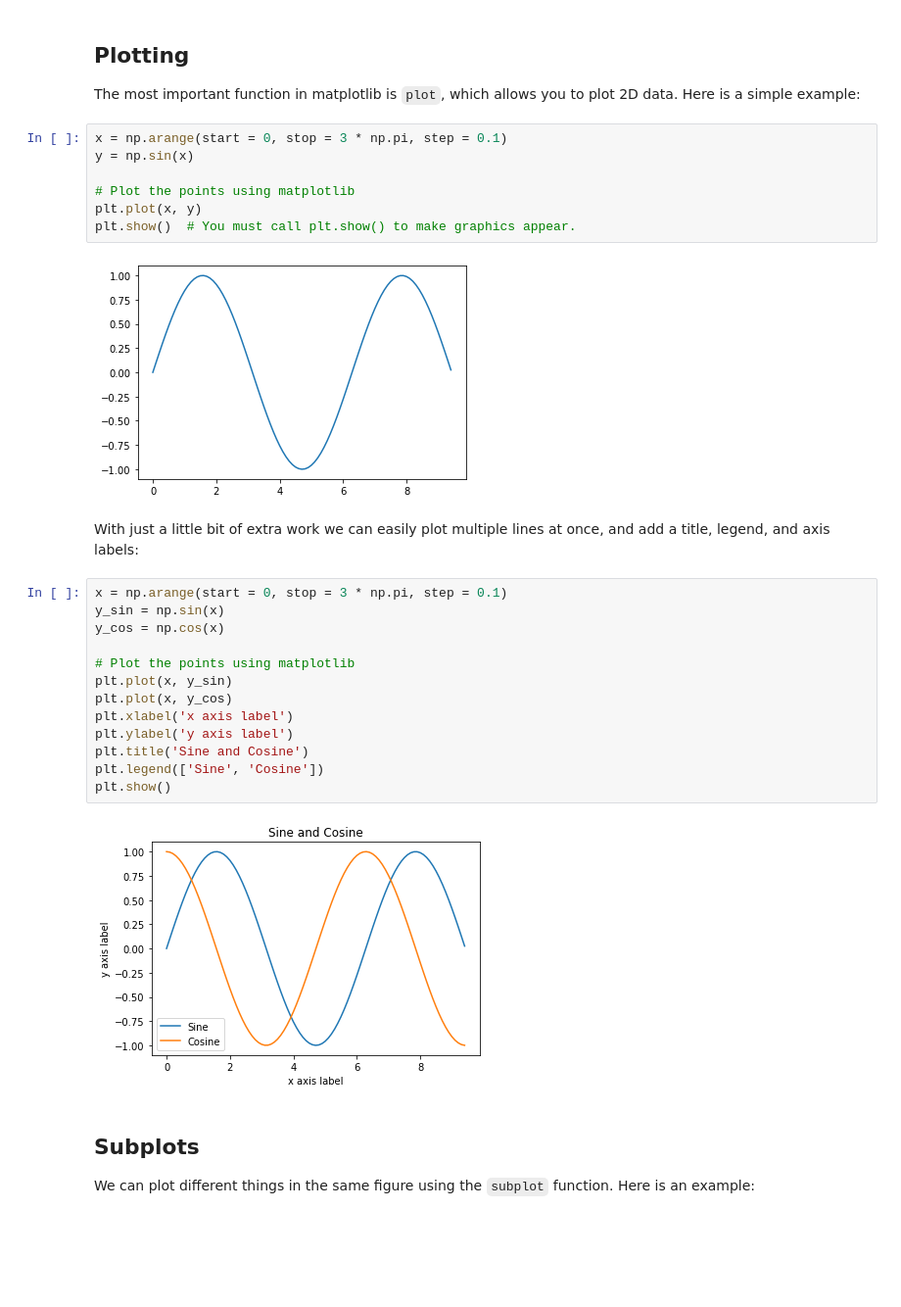
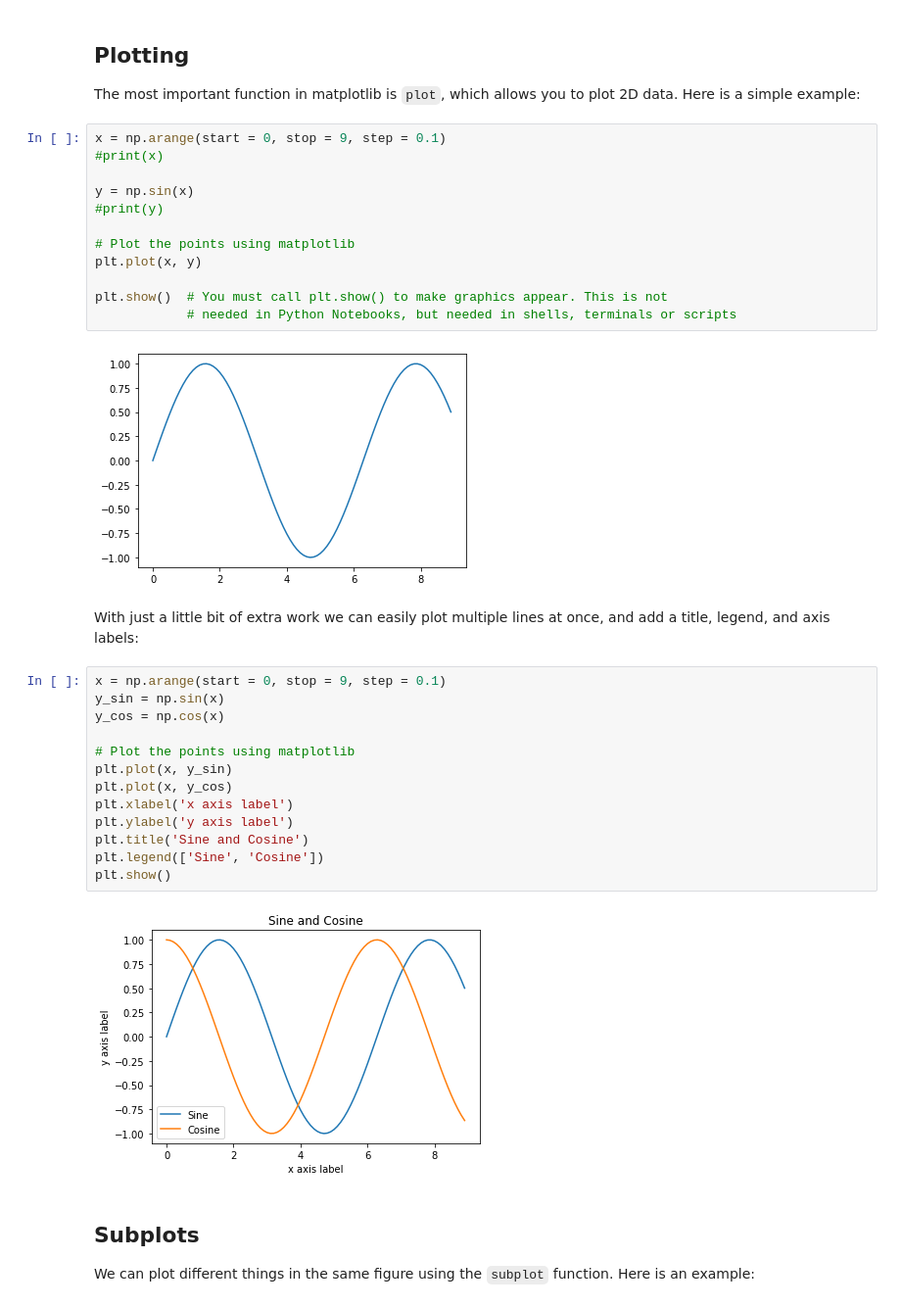
Before and after one commit to nafis10670/IUB_CSE317-Labs, a Jupyter notebook: Lab_1_Numpy_basics.ipynb, the cells around one changed output. Shown: that part at 98% size. Cells and saved outputs as stored; diff of their text form; blank space fills up the shorter version.

```diff
--- a/Lab_1_Numpy_basics.ipynb
+++ b/Lab_1_Numpy_basics.ipynb
@@ -568,31 +674,36 @@ import matplotlib.pyplot as plt
 ## Plotting
 The most important function in matplotlib is `plot`, which allows you to plot 2D data. Here is a simple example:
 # %%
-x = np.arange(start = 0, stop = 3 * np.pi, step = 0.1)
+x = np.arange(start = 0, stop = 9, step = 0.1)
+#print(x)
+
 y = np.sin(x)
+#print(y)
 
 # Plot the points using matplotlib
 plt.plot(x, y)
-plt.show()  # You must call plt.show() to make graphics appear.
+
+plt.show()  # You must call plt.show() to make graphics appear. This is not
+            # needed in Python Notebooks, but needed in shells, terminals or scripts
 # %% [output]
-[figure, old version]
+[figure, new version]
 # %% [markdown]
 With just a little bit of extra work we can easily plot multiple lines at once, and add a title, legend, and axis labels:
 # %%
-x = np.arange(start = 0, stop = 3 * np.pi, step = 0.1)
+x = np.arange(start = 0, stop = 9, step = 0.1)
 y_sin = np.sin(x)
 y_cos = np.cos(x)
 
 # Plot the points using matplotlib
 plt.plot(x, y_sin)
 plt.plot(x, y_cos)
 plt.xlabel('x axis label')
 plt.ylabel('y axis label')
 plt.title('Sine and Cosine')
 plt.legend(['Sine', 'Cosine'])
 plt.show()
 # %% [output]
-[figure, old version]
+[figure, new version]
 # %% [markdown]
 ## Subplots
 We can plot different things in the same figure using the `subplot` function. Here is an example:
```
Also changed, not shown: parts of 12 cells of this notebook.
